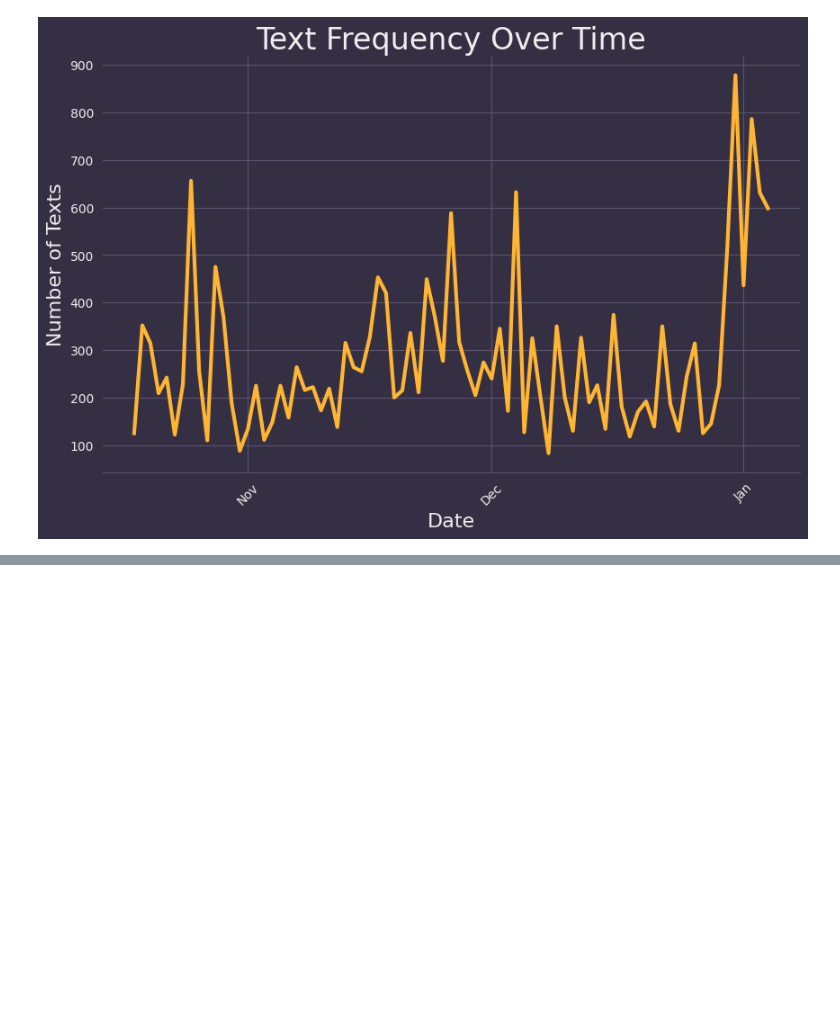
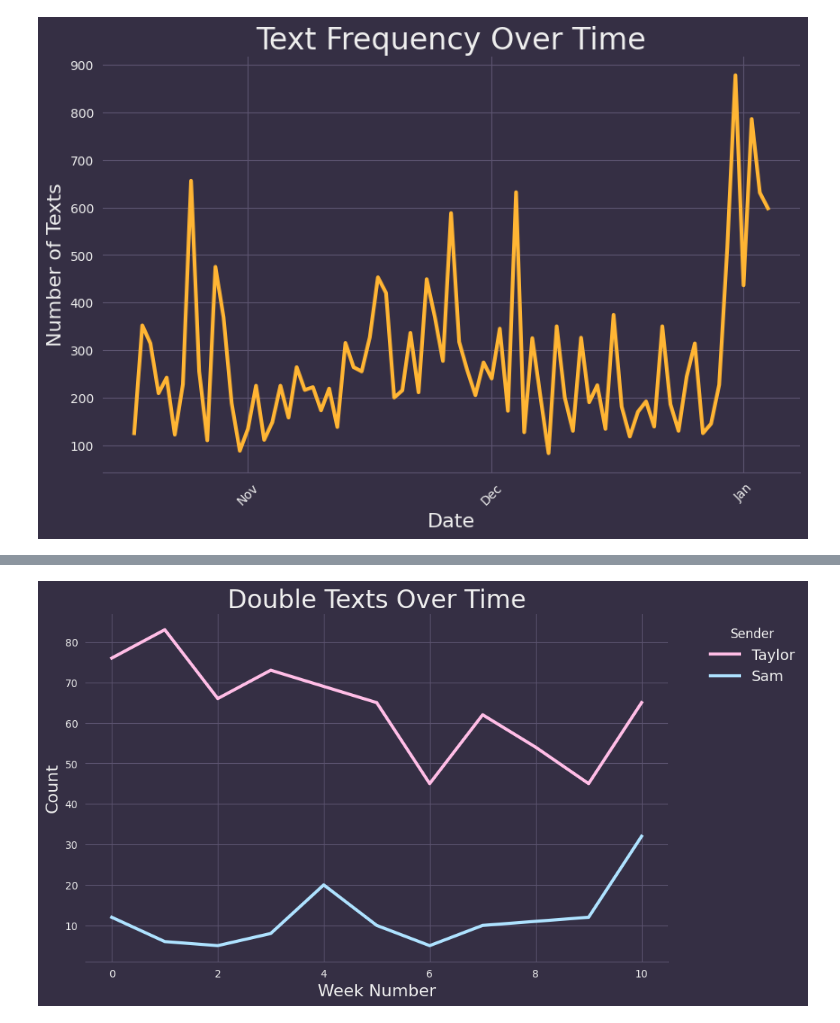
Before and after one commit to scs5/text-analytics, a Jupyter notebook: src/analysis.ipynb, the cells around one changed output, grey strips where cells are left out. Cells and saved outputs as stored; diff of their text form; code cells hidden in the pictures; blank space fills up the shorter version.

```diff
--- a/src/analysis.ipynb
+++ b/src/analysis.ipynb
@@ -185,0 +339,15 @@ plt.show()
+# %%
+# Plot
+plt.figure(figsize=(10, 6))
+for sender, color in zip(weekly_double_texts.index, USER_COLORS):
+    sns.lineplot(x=weekly_double_texts.columns, y=weekly_double_texts.loc[sender], label=sender,
+                 color=color, lw=3)
+
+plt.title('Double Texts Over Time', fontsize=24)
+plt.xlabel('Week Number', fontsize=16)
+plt.ylabel('Count', fontsize=16)
+plt.legend(title='Sender', bbox_to_anchor=(1.05, 1), loc='upper left',
+           fontsize=14, title_fontsize=12)
+plt.show()
+# %% [output]
+[figure, added]
```
Also changed, not shown: parts of 9 cells of this notebook, 2 other files.
